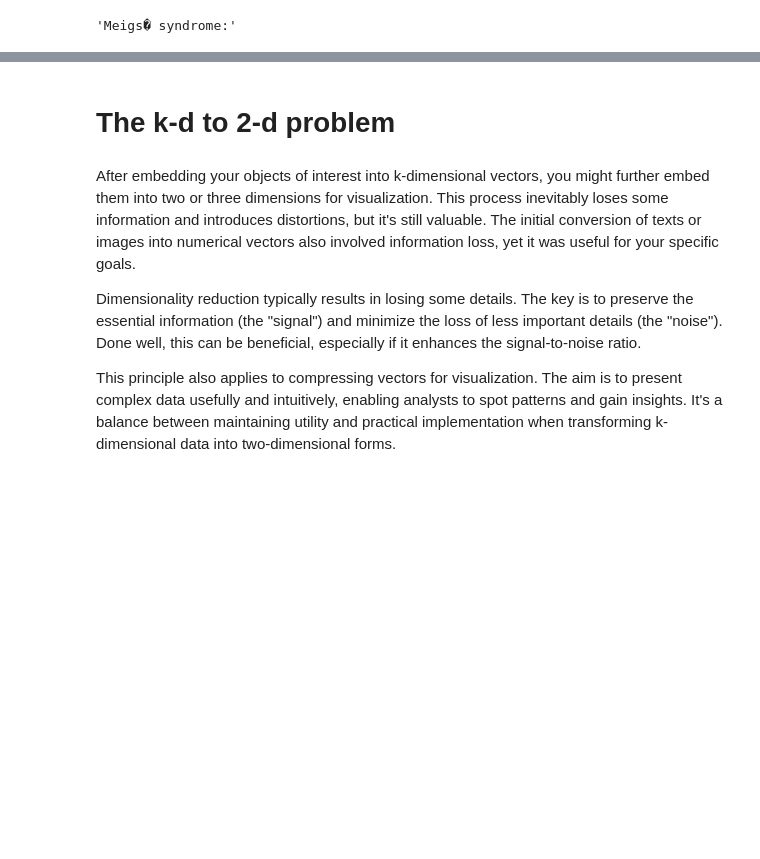
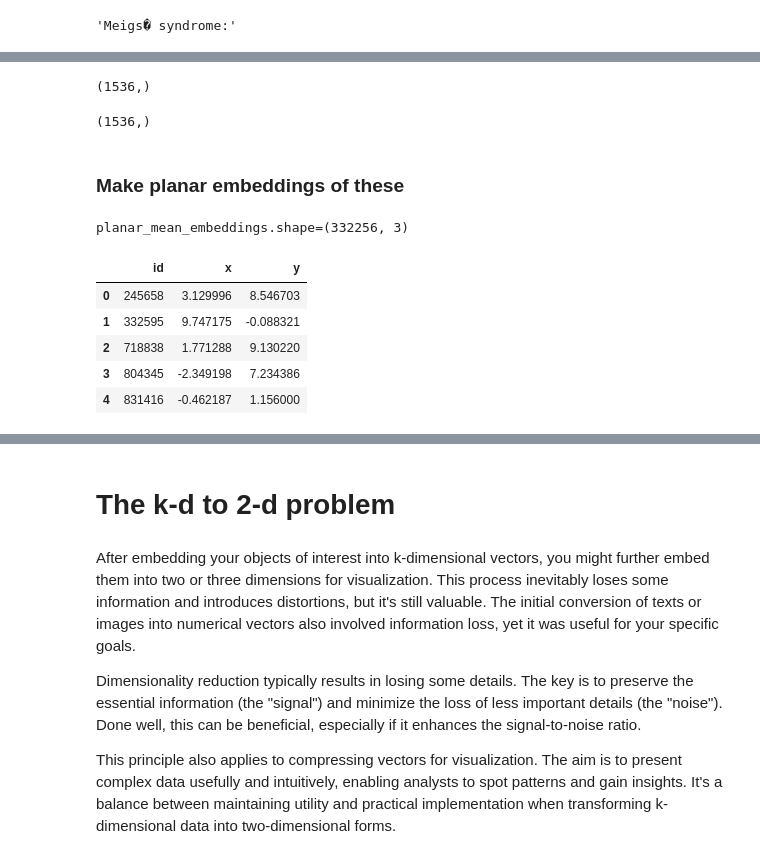
Before and after one commit to thorwhalen/imbed, a Jupyter notebook: misc/imbed_wip.ipynb, the cells around one changed output, grey strips where cells are left out. Cells and saved outputs as stored; diff of their text form; code cells hidden in the pictures; blank space fills up the shorter version.

```diff
--- a/misc/imbed_wip.ipynb
+++ b/misc/imbed_wip.ipynb
@@ -190,0 +587,6 @@ titles[-1]
+# %%
+# group cited_pub_id by citing_pub_id
+cited_by = citations_hcp3.groupby('cited_pub_id')['citing_pub_id'].apply(set).apply(list).to_dict()
+# %%
+ids = next(iter(cited_by.values()))
+ids
@@ -190,0 +627,7 @@ titles[-1]
+# %%
+mean_aggregates = aggregate_values(cited_by, mean_aggregator)
+# %%
+k, v = next(iter(mean_aggregates.items()))
+v.shape
+# %% [output]
+(1536,)
@@ -190,0 +636,7 @@ titles[-1]
+# %%
+k, v = next(iter(normalized_mean_aggregates.items()))
+v.shape
+# %% [output]
+(1536,)
+# %% [markdown]
+### Make planar embeddings of these
@@ -190,0 +650,12 @@ titles[-1]
+# %%
+planar_mean_embeddings = umap_2d_embeddings_df(mean_aggregates, key_col='id')
+print(f"{planar_mean_embeddings.shape=}")
+planar_mean_embeddings.head()
+# %% [output]
+planar_mean_embeddings.shape=(332256, 3)
+|  | id | x | y |
+| 0 | 245658 | 3.129996 | 8.546703 |
+| 1 | 332595 | 9.747175 | -0.088321 |
+| 2 | 718838 | 1.771288 | 9.130220 |
+| 3 | 804345 | -2.349198 | 7.234386 |
+| 4 | 831416 | -0.462187 | 1.156000 |
```
Also changed, not shown: parts of 55 cells of this notebook, 2 other files.
